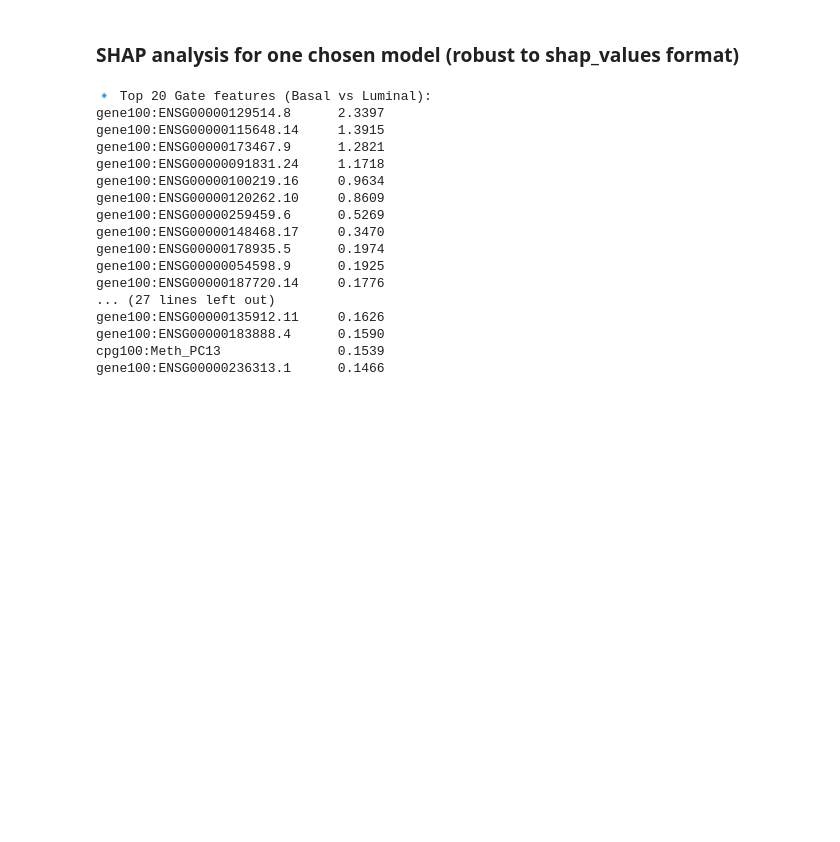
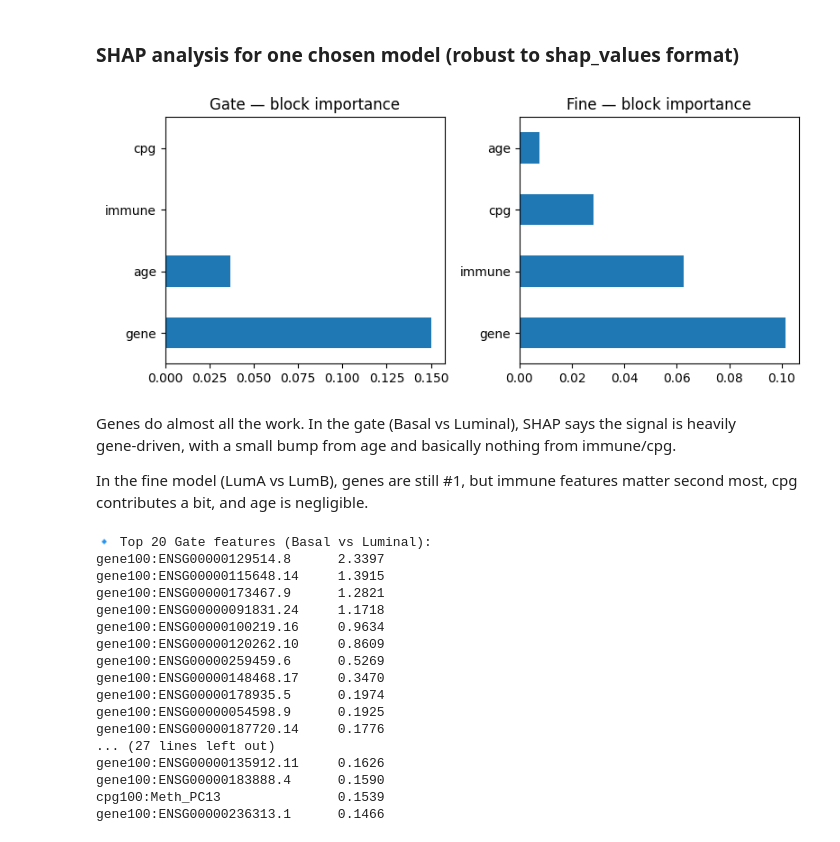
Before and after one commit to a-nadeem9/brca-epigenetic-age-acceleration-immune-multiomics-classifier, a Jupyter notebook: notebooks/05_multiclass_classification.ipynb, the cells around one changed output. Cells and saved outputs as stored; diff of their text form; code cells hidden in the pictures; blank space fills up the shorter version.

```diff
--- a/notebooks/05_multiclass_classification.ipynb
+++ b/notebooks/05_multiclass_classification.ipynb
@@ -445,6 +565,36 @@ sv_gate = sv_g[1] if isinstance(sv_g, list) else sv_g
 explainer_fine = shap.TreeExplainer(fine_m, feature_perturbation="interventional")
 sv_f = explainer_fine.shap_values(X_train_fine)
 sv_fine = sv_f[1] if isinstance(sv_f, list) else sv_f
+# %%
+def shap_block_importance(sv, feature_names, union):
+    # map each feature to its block
+    blocks = []
+    for block_name, trans in union.transformer_list:
+        top  = trans.named_steps["sel"]
+        cols = orig[block_name].columns
+        keep = cols if top.k is None else cols[top.keep_]
+        blocks += [block_name] * len(keep)
+
+    blocks = np.array(blocks)
+    mean_abs = np.abs(sv).mean(axis=0)
+    imp = pd.Series(0.0, index=[bn for bn, _ in union.transformer_list])
+    for bn in imp.index:
+        imp[bn] = mean_abs[blocks == bn].mean()
+    return imp.sort_values(ascending=False)
+
+imp_gate = shap_block_importance(sv_gate, feature_names, feat_union)
+imp_fine = shap_block_importance(sv_fine, feature_names, feat_union)
+
+fig, axs = plt.subplots(1, 2, figsize=(8, 3.5))
+imp_gate.plot(kind="barh", ax=axs[0]); axs[0].set_title("Gate — block importance")
+imp_fine.plot(kind="barh", ax=axs[1]); axs[1].set_title("Fine — block importance")
+plt.tight_layout(); plt.show()
+# %% [output]
+[figure, added]
+# %% [markdown]
+Genes do almost all the work. In the gate (Basal vs Luminal), SHAP says the signal is heavily gene‑driven, with a small bump from age and basically nothing from immune/cpg.
+
+In the fine model (LumA vs LumB), genes are still #1, but immune features matter second most, cpg contributes a bit, and age is negligible.
 # %%
 # Rank & print top‑20
 def rank_shap(sv, names, top_k=20):
```
Also changed, not shown: parts of 21 cells of this notebook, 4 other files.
